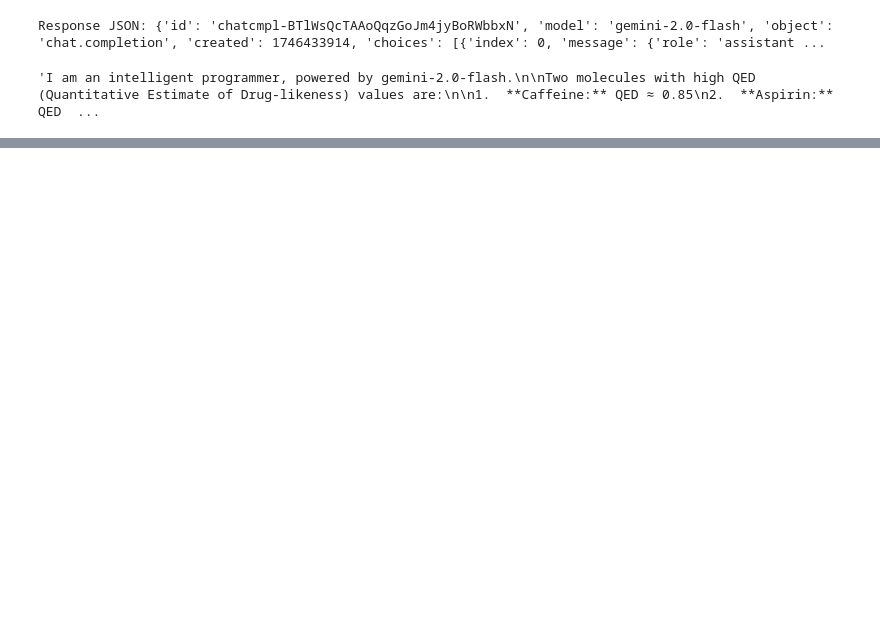
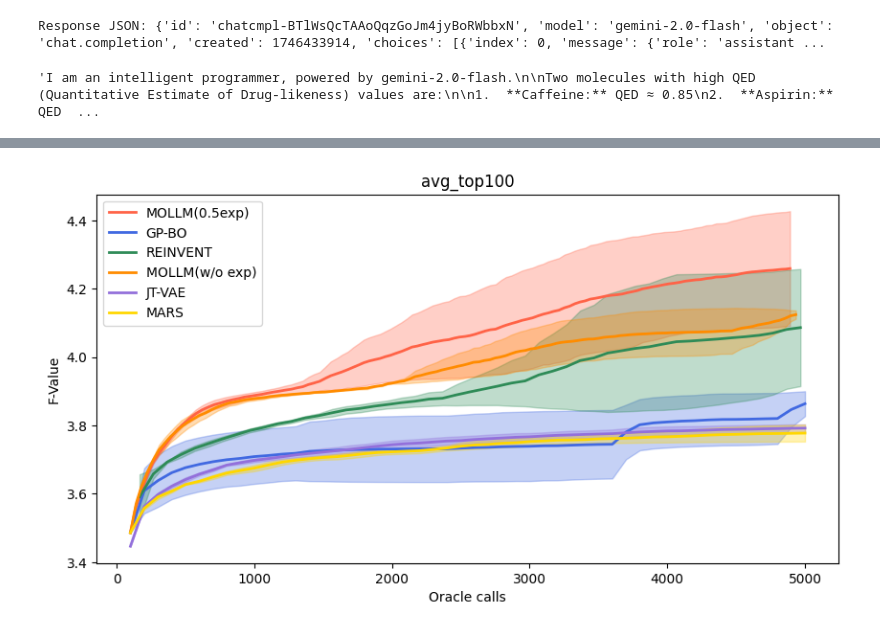
Before and after one commit to lzz-z/MCCE, a Jupyter notebook: test5_5_2025.ipynb, the cells around one changed output, grey strips where cells are left out. Cells and saved outputs as stored; diff of their text form; code cells hidden in the pictures; blank space fills up the shorter version.

```diff
--- a/test5_5_2025.ipynb
+++ b/test5_5_2025.ipynb
@@ -128,0 +134,5 @@ NonDominatedSorting().do(minimized_points, only_non_dominated_front=False)
+# %%
+import pickle
+with open('/home/hp/src/mollm_results/exp/zhongzhuan,gemini-2.0-flash/mols/sa_drd2_qed_gsk3b_jnk3_0507_exp0.5_42.pkl','rb') as f:
+    a = pickle.load(f)
+a.keys()
@@ -128,0 +370,3 @@ NonDominatedSorting().do(minimized_points, only_non_dominated_front=False)
+# %%
+with open('/home/hp/src/mollm_results/exp/zhongzhuan,gpt-4o-2024-05-13/results/sa_drd2_qed_gsk3b_jnk3_0507_exp0.5_42.json','r') as f:
+    file = json.load(f)
@@ -128,0 +387,49 @@ NonDominatedSorting().do(minimized_points, only_non_dominated_front=False)
+# %%
+
+keyname = 'avg_top100'
+plt.figure(figsize=(10, 5))
+root = '/home/hp/src/mollm_results/exp/zhongzhuan,gpt-4o-2024-05-13/results/sa_drd2_qed_gsk3b_jnk3_0507_exp0.5_{}.json'
+plot_mean_std(root,keyname,file_num=5,label='MOLLM(0.5exp)',color=colors[0])
+
+root = '/home/hp/src/mol_opt/main/gpbo/results/results_gp_bo_qed:1+jnk3:1+drd2:1+gsk3b:1+sa:1_{}_random1_.json'
+plot_mean_std(root,keyname,label='GP-BO',color=colors[1],molopt=True)
+
+root = '/home/hp/src/mol_opt/main/reinvent/results/results_reinvent_qed:1+jnk3:1+drd2:1+gsk3b:1+sa:1_{}_random1_.json'
+plot_mean_std(root,keyname,label='REINVENT',color=colors[2],molopt=True)
+
+root = '/home/hp/src/mollm_results/zhongzhuan,gpt-4o-2024-05-13/results/sa_drd2_qed_gsk3b_jnk3_0507__{}.json'
+plot_mean_std(root,keyname,label='MOLLM(w/o exp)',color=colors[3])
+
+root = '/home/hp/src/mol_opt/main/jt_vae/results/results_jt_vae_bo_qed:1+jnk3:1+drd2:1+gsk3b:1+sa:1_{}_random1_.json'
+plot_mean_std(root,keyname,label='JT-VAE',color=colors[4],molopt=True)
+
+root = '/home/hp/src/mol_opt/main/mars/results/results_mars_qed:1+jnk3:1+drd2:1+gsk3b:1+sa:1_{}_random1_.json'
+plot_mean_std(root,keyname,label='MARS',color=colors[5],molopt=True)
+
+import matplotlib.pyplot as plt
+filename = "/home/hp/src/mollm_results/exp/zhongzhuan,gpt-4o-2024-05-13/results/sa_drd2_qed_gsk3b_jnk3_0507_exp0.3_with_mols_42.json"
+with open(os.path.join(root,filename),'r') as f:
+    file = json.load(f)
+filename = "/home/hp/src/mollm_results/exp/zhongzhuan,gpt-4o-2024-05-13/results/sa_drd2_qed_gsk3b_jnk3_0507_exp0.5_with_mols_42.json"
+with open(os.path.join(root,filename),'r') as f:
+    file2 = json.load(f)
+top1a = []
+top1b = []
+for i in range(len(file['results'])):
+    top1a.append(file['results'][i][keyname])
+for i in range(len(file2['results'])):
+    top1b.append(file2['results'][i][keyname])
+
+
+#plt.plot(top1a,label='with exp with mols 0.3 ')
+#plt.plot(top1b,label='with exp with mols 0.5 ')
+
+
+plt.title(f'{keyname}')
+plt.xlabel('Oracle calls')
+plt.ylabel('F-Value')
+plt.legend()
+#plt.grid(True)
+plt.show()
+# %% [output]
+[figure, added]
```
Also changed, not shown: parts of 25 cells of this notebook, 10 other files.
